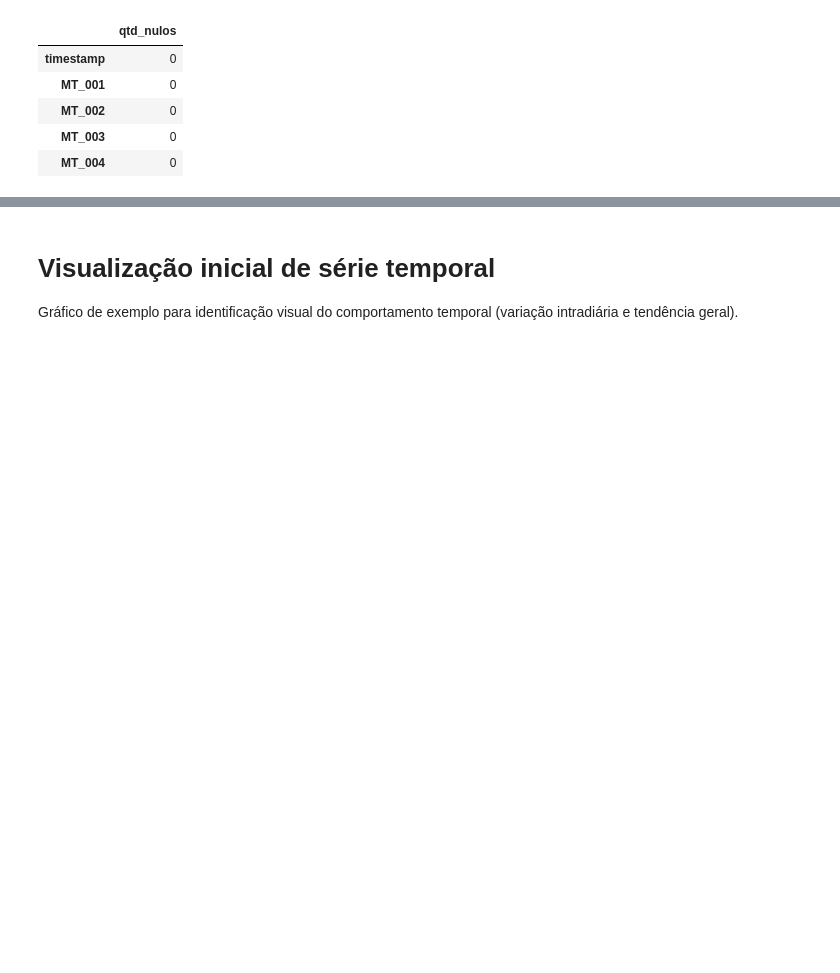
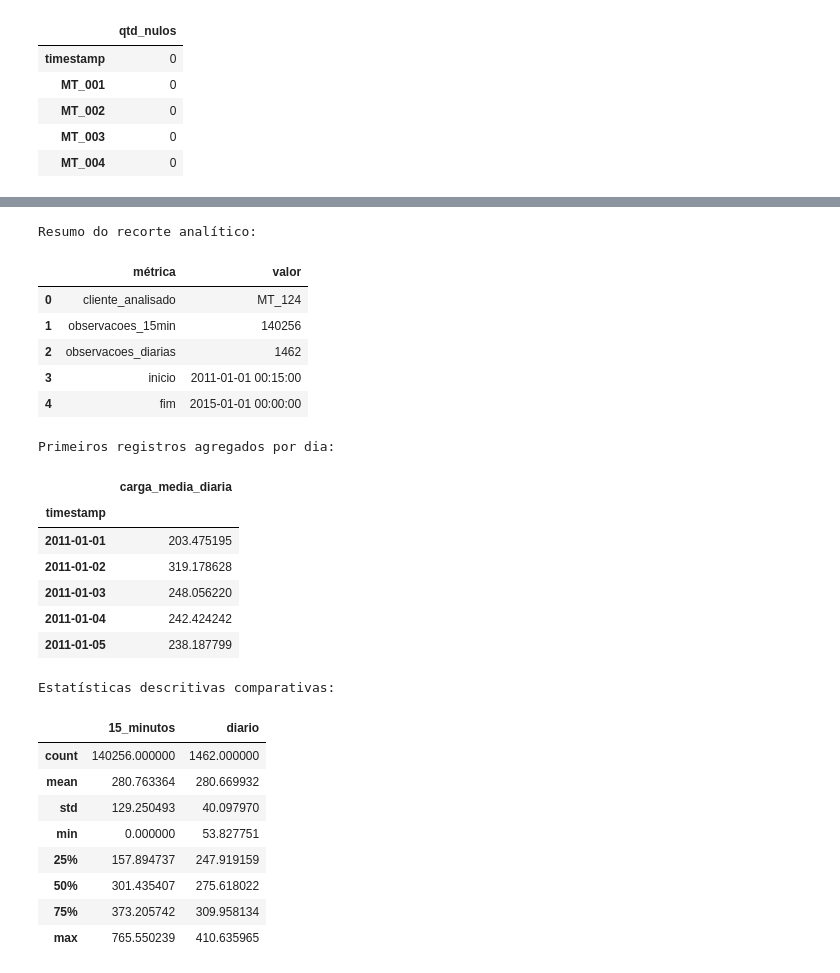
Before and after one commit to caiocesart/cdProjetoAplicadoIV, a Jupyter notebook: projeto/cd_projeto_aplicado_IV_entrega_1.ipynb, the cells around one changed output, grey strips where cells are left out. Cells and saved outputs as stored; diff of their text form; code cells hidden in the pictures; blank space fills up the shorter version.

```diff
--- a/projeto/cd_projeto_aplicado_IV_entrega_1.ipynb
+++ b/projeto/cd_projeto_aplicado_IV_entrega_1.ipynb
@@ -274,4 +257,71 @@ display(df_exemplo[['MT_001', 'MT_050', 'MT_124', 'MT_200', 'MT_370']].describe(
-# %% [markdown]
-# **Visualização inicial de série temporal**
-
-Gráfico de exemplo para identificação visual do comportamento temporal (variação intradiária e tendência geral).
+# %%
+# Estatísticas descritivas para o consumidor selecionado, comparando a série
+# original em 15 minutos com a versão agregada em frequência diária.
+df_cliente = pd.read_csv(
+    DATA_PATH,
+    sep=';',
+    decimal=',',
+    usecols=['Unnamed: 0', CLIENTE_ALVO],
+    low_memory=False
+)
+df_cliente = df_cliente.rename(columns={'Unnamed: 0': 'timestamp'})
+df_cliente['timestamp'] = pd.to_datetime(df_cliente['timestamp'], format='%Y-%m-%d %H:%M:%S', errors='coerce')
+df_cliente[CLIENTE_ALVO] = pd.to_numeric(df_cliente[CLIENTE_ALVO], errors='coerce')
+df_cliente = df_cliente.dropna(subset=['timestamp']).sort_values('timestamp')
+
+serie_15min = df_cliente.set_index('timestamp')[CLIENTE_ALVO]
+serie_diaria = serie_15min.resample('D').mean().rename('carga_media_diaria')
+
+comparativo = pd.concat(
+    [
+        serie_15min.describe().rename('15_minutos'),
+        serie_diaria.describe().rename('diario')
+    ],
+    axis=1
+)
+
+resumo_recorte = pd.DataFrame({
+    'métrica': ['cliente_analisado', 'observacoes_15min', 'observacoes_diarias', 'inicio', 'fim'],
+    'valor': [
+        CLIENTE_ALVO,
+        int(serie_15min.shape[0]),
+        int(serie_diaria.shape[0]),
+        serie_15min.index.min(),
+        serie_15min.index.max()
+    ]
+})
+
+print('Resumo do recorte analítico:')
+display(resumo_recorte)
+
+print('Primeiros registros agregados por dia:')
+display(serie_diaria.head().to_frame())
+
+print('Estatísticas descritivas comparativas:')
+display(comparativo)
+# %% [output]
+Resumo do recorte analítico:
+|  | métrica | valor |
+| 0 | cliente_analisado | MT_124 |
+| 1 | observacoes_15min | 140256 |
+| 2 | observacoes_diarias | 1462 |
+| 3 | inicio | 2011-01-01 00:15:00 |
+| 4 | fim | 2015-01-01 00:00:00 |
+Primeiros registros agregados por dia:
+|  | carga_media_diaria |
+| timestamp |  |
+| 2011-01-01 | 203.475195 |
+| 2011-01-02 | 319.178628 |
+| 2011-01-03 | 248.056220 |
+| 2011-01-04 | 242.424242 |
+| 2011-01-05 | 238.187799 |
+Estatísticas descritivas comparativas:
+|  | 15_minutos | diario |
+| count | 140256.000000 | 1462.000000 |
+| mean | 280.763364 | 280.669932 |
+| std | 129.250493 | 40.097970 |
+| min | 0.000000 | 53.827751 |
+| 25% | 157.894737 | 247.919159 |
+| 50% | 301.435407 | 275.618022 |
+| 75% | 373.205742 | 309.958134 |
+| max | 765.550239 | 410.635965 |
```
Also changed, not shown: parts of 11 cells of this notebook, 2 other files.
